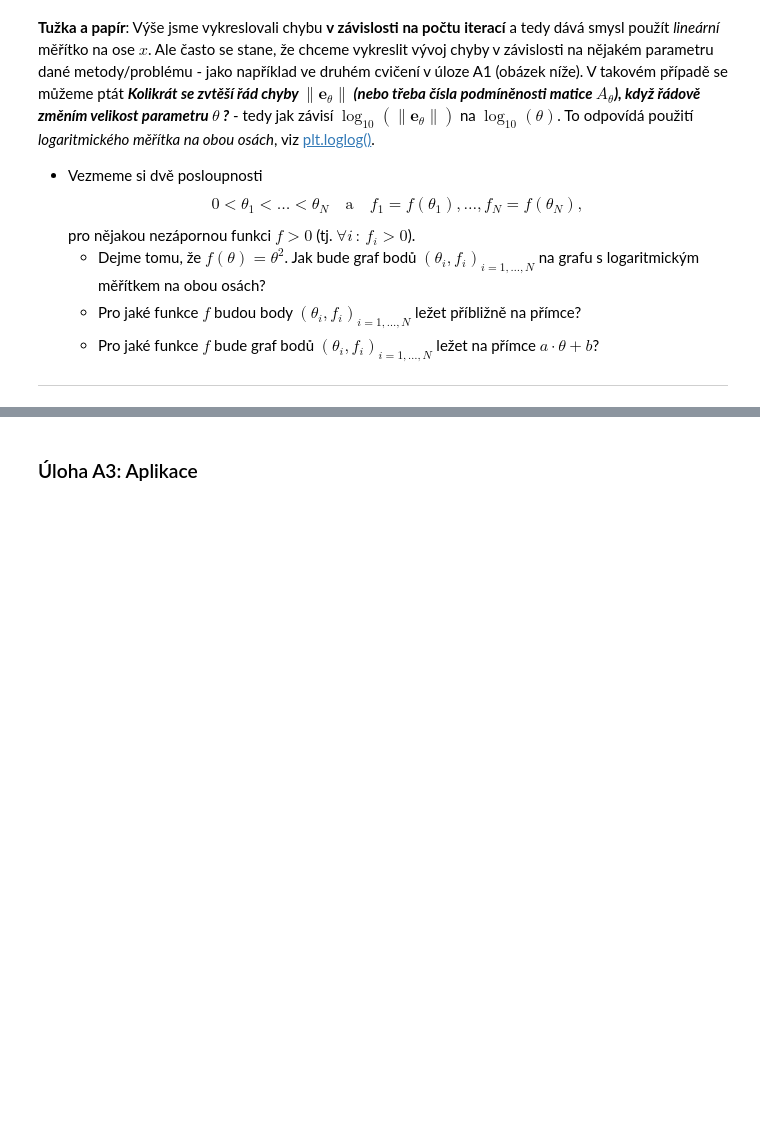
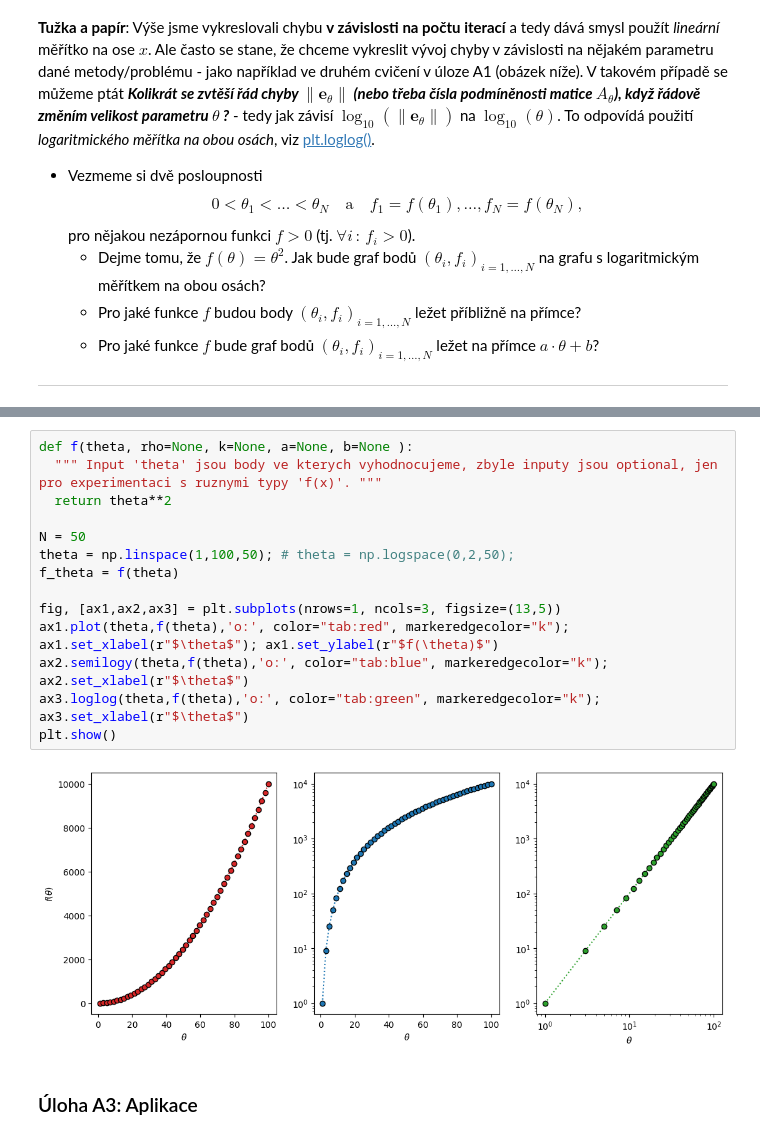
Before and after one commit to num-math/num-math.github.io, a Jupyter notebook: docs/assets/Cviko03_IteracniMetody.ipynb, the cells around one changed output, grey strips where cells are left out. Saved outputs shown, nothing was run; the diff lists cells and outputs as text; blank space fills up the shorter version.

```diff
--- a/docs/assets/Cviko03_IteracniMetody.ipynb
+++ b/docs/assets/Cviko03_IteracniMetody.ipynb
@@ -285,6 +285,22 @@ pro nějakou nezápornou funkci $f>0$ (tj. $\forall i \, : \, f_i>0$).
 ----
 # %% [markdown]
 ![PicForLogLog.png](embedded-picture-1)
+# %%
+def f(theta, rho=None, k=None, a=None, b=None ):
+  """ Input 'theta' jsou body ve kterych vyhodnocujeme, zbyle inputy jsou optional, jen pro experimentaci s ruznymi typy 'f(x)'. """
+  return theta**2
+
+N = 50
+theta = np.linspace(1,100,50); # theta = np.logspace(0,2,50);
+f_theta = f(theta)
+
+fig, [ax1,ax2,ax3] = plt.subplots(nrows=1, ncols=3, figsize=(13,5))
+ax1.plot(theta,f(theta),'o:', color="tab:red", markeredgecolor="k"); ax1.set_xlabel(r"$\theta$"); ax1.set_ylabel(r"$f(\theta)$")
+ax2.semilogy(theta,f(theta),'o:', color="tab:blue", markeredgecolor="k"); ax2.set_xlabel(r"$\theta$")
+ax3.loglog(theta,f(theta),'o:', color="tab:green", markeredgecolor="k"); ax3.set_xlabel(r"$\theta$")
+plt.show()
+# %% [output]
+[figure, added]
 # %% [markdown]
 ### Úloha A3: Aplikace
 # %% [markdown]
```
Also changed, not shown: parts of 1 cell of this notebook, 1 other file.
